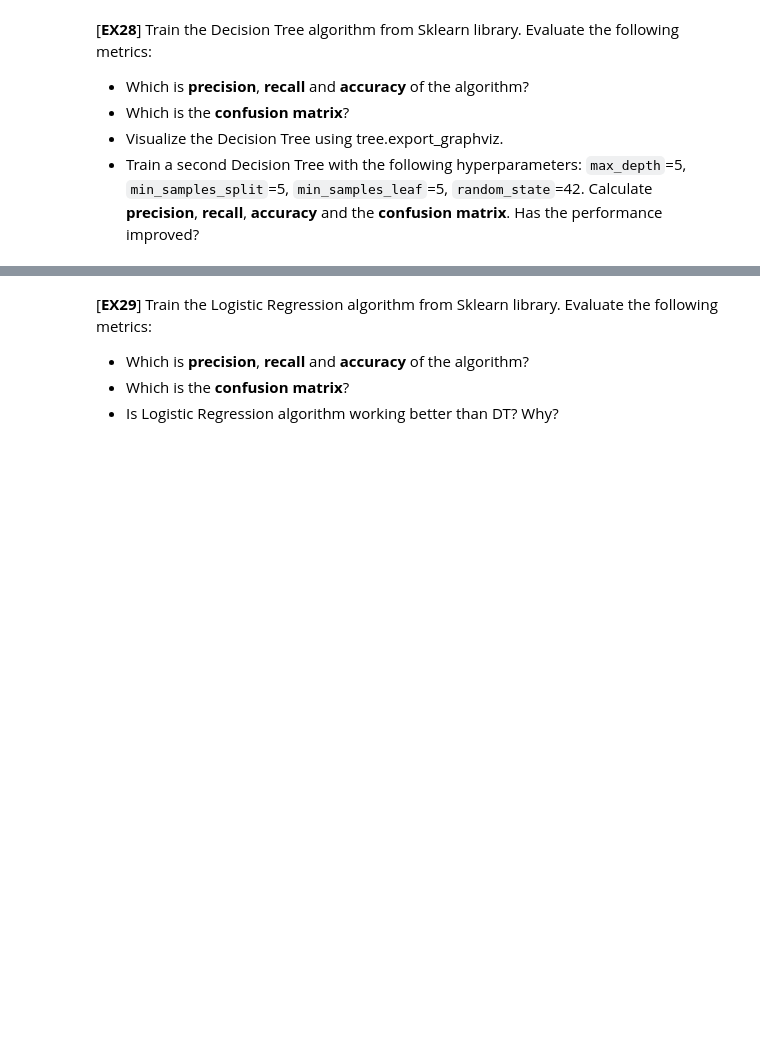
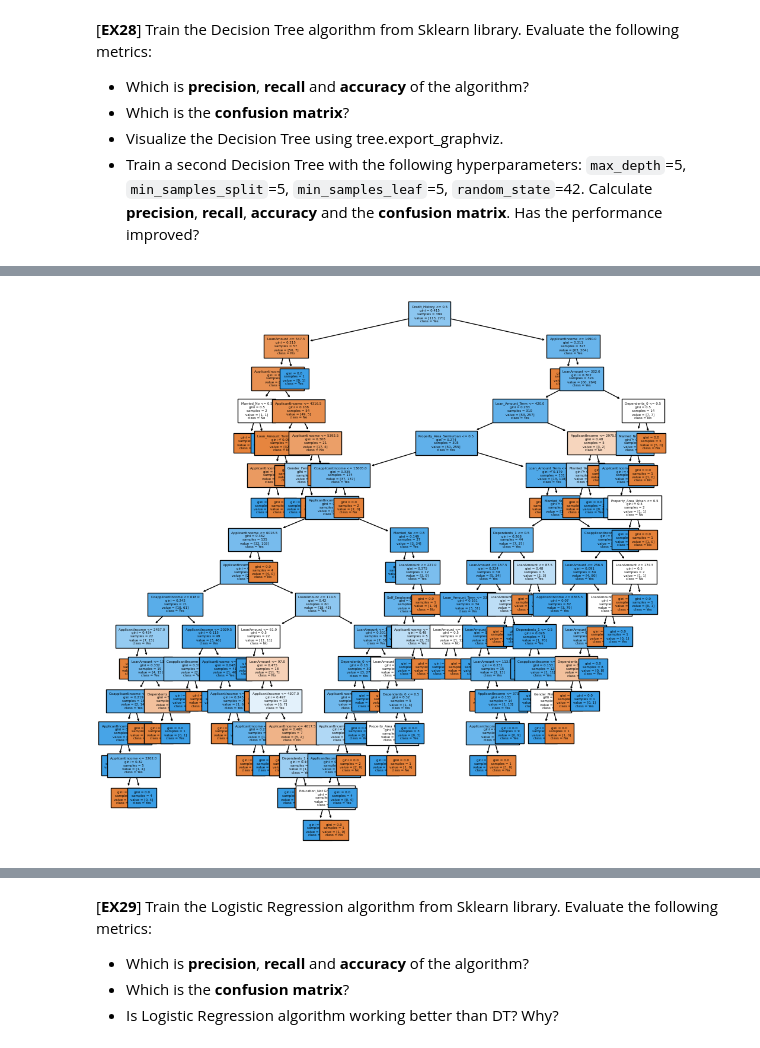
Before and after one commit to LucaFranceschi01/ML_Final_Project, a Jupyter notebook: Project_students/P5_students.ipynb, the cells around one changed output, grey strips where cells are left out. Saved outputs shown, nothing was run; the diff lists cells and outputs as text; code cells hidden in the pictures; blank space fills up the shorter version.

```diff
--- a/Project_students/P5_students.ipynb
+++ b/Project_students/P5_students.ipynb
@@ -793,10 +929,10 @@ for j in range(2, 8):
 # %% [markdown]
 **[EX26]** Convert categorical columns to numerical using one-hot encoding and drop `Loan_ID` column. You should obtain something similar to:
 # %%
-keep_columns = ["Gender", "Married", "Dependents", "Education", "Self_Employed", "Property_Area", "Loan_Status"]
+cat_columns = ["Gender", "Married", "Dependents", "Education", "Self_Employed", "Property_Area", "Loan_Status"]
 
 dt_noloan = customer_dt.drop(["Loan_ID", "Index"], axis=1)  # not sure del index, hay q preguntarr
 
-dt_encoded = pd.get_dummies(dt_noloan, keep_columns, dtype="uint")
+dt_encoded = pd.get_dummies(dt_noloan, cat_columns, dtype="uint")
 # %%
 dt_encoded.head(5)
@@ -837,3 +1006,13 @@ tree.plot_tree(dtc, feature_names=X.columns, class_names=['No', 'Yes'], filled=T
+# %%
+tree.export_graphviz(dtc, out_file="tree.dot")
+# To see the representation, run $ dot -Tpng tree.dot -o tree.png    (PNG format)
+
+#This is another function to plot directly the tree in the Jupyter notebook
+plt.figure(figsize=(12,12))
+tree.plot_tree(dtc, feature_names=X.columns, class_names=['No', 'Yes'], filled=True, fontsize=4)
+plt.show()
+# %% [output]
+[figure, added]
 # %%
 dtc2 = DecisionTreeClassifier(max_depth=5, min_samples_split=5, min_samples_leaf=5, random_state=42).fit(X_train, y_train)
 
```
Also changed, not shown: parts of 50 cells of this notebook, 2 other files.
